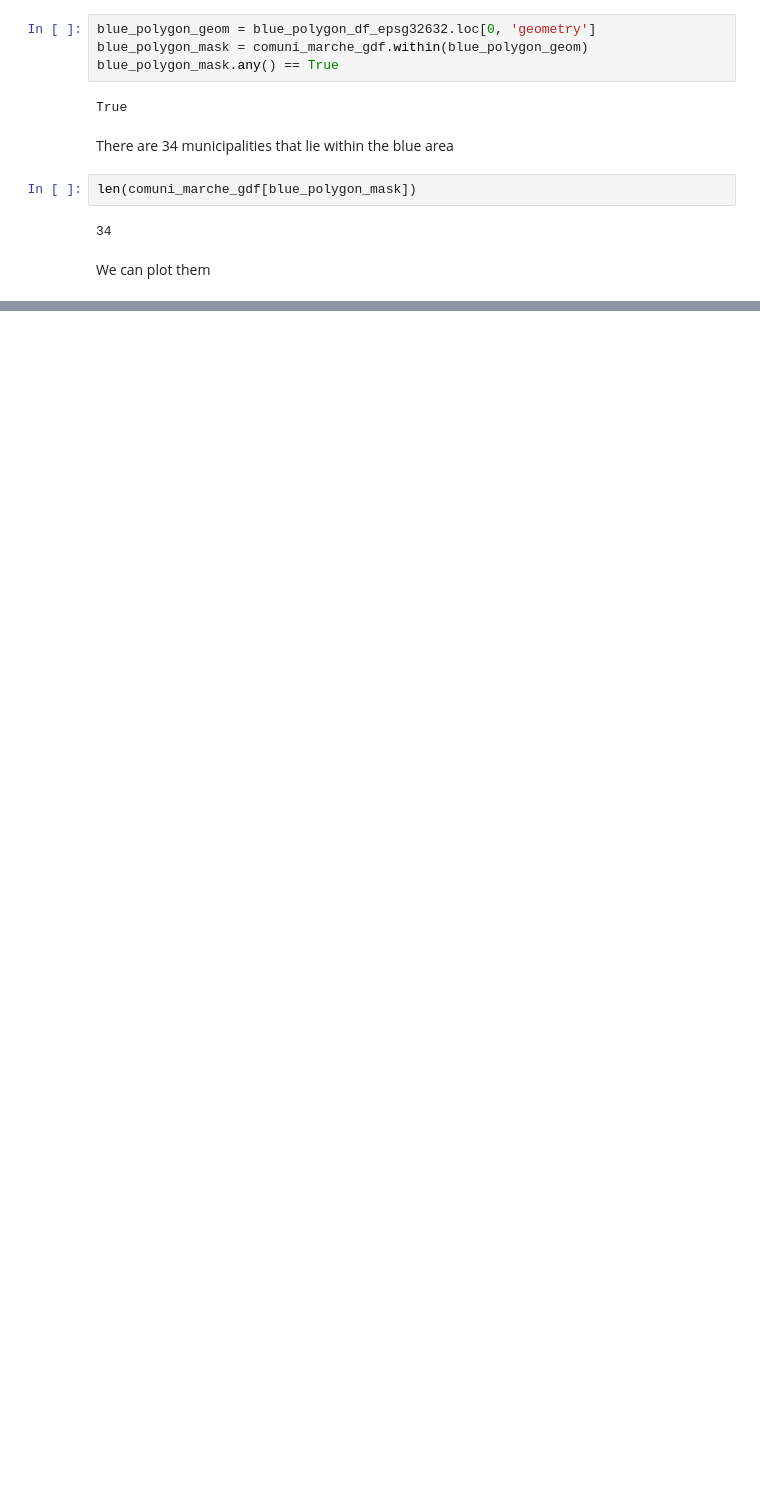
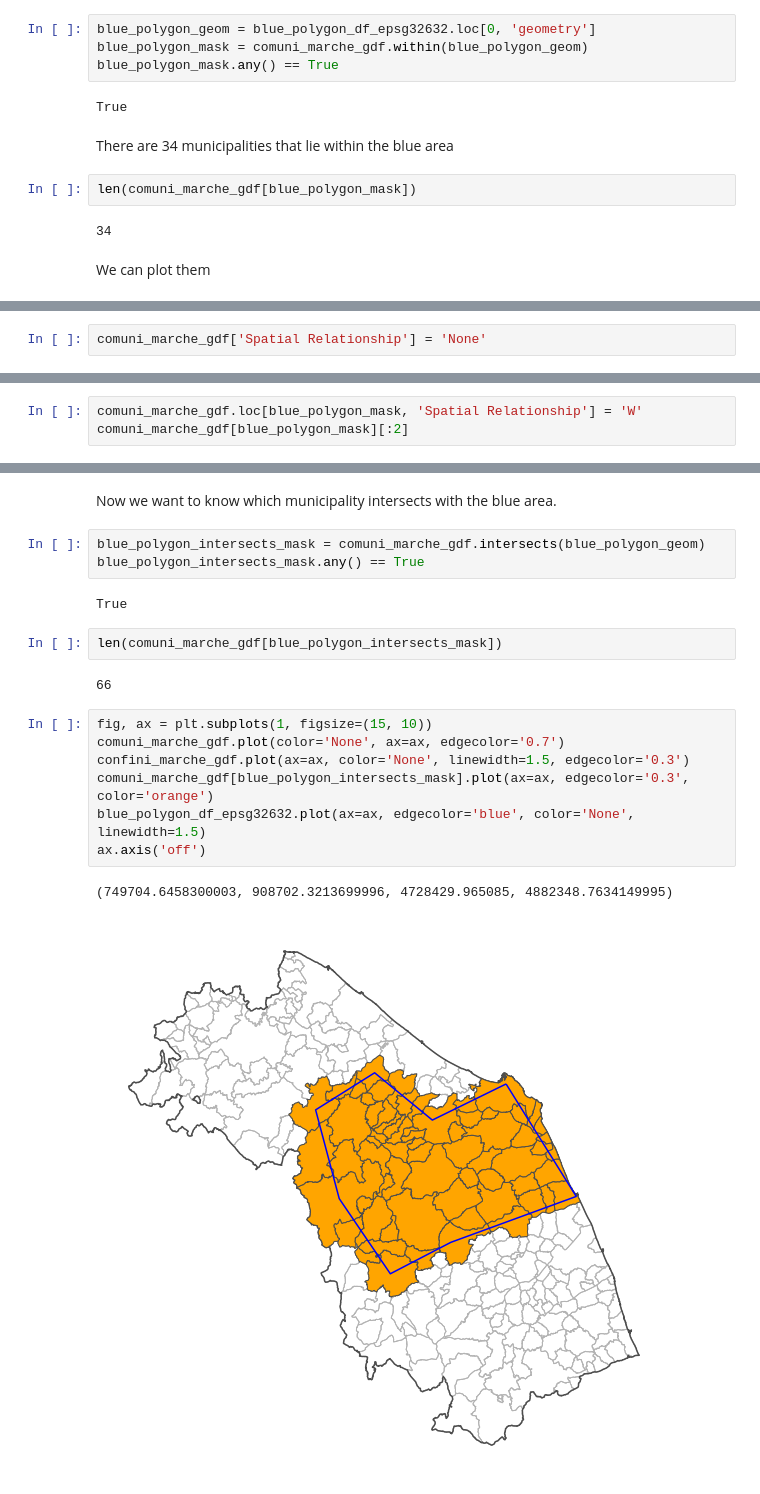
Before and after one commit to luigiselmi/geoscience, a Jupyter notebook: reprojection.ipynb, the cells around one changed output, grey strips where cells are left out. Drawn from its saved outputs; the diff is of its cells as text; blank space fills up the shorter version.

```diff
--- a/reprojection.ipynb
+++ b/reprojection.ipynb
@@ -499,0 +513,2 @@ ax.axis('off')
+# %%
+comuni_marche_gdf['Spatial Relationship'] = 'None'
@@ -499,0 +517,3 @@ ax.axis('off')
+# %%
+comuni_marche_gdf.loc[blue_polygon_mask, 'Spatial Relationship'] = 'W'
+comuni_marche_gdf[blue_polygon_mask][:2]
@@ -499,0 +524,21 @@ ax.axis('off')
+# %% [markdown]
+Now we want to know which municipality intersects with the blue area.
+# %%
+blue_polygon_intersects_mask = comuni_marche_gdf.intersects(blue_polygon_geom)
+blue_polygon_intersects_mask.any() == True
+# %% [output]
+True
+# %%
+len(comuni_marche_gdf[blue_polygon_intersects_mask])
+# %% [output]
+66
+# %%
+fig, ax = plt.subplots(1, figsize=(15, 10))
+comuni_marche_gdf.plot(color='None', ax=ax, edgecolor='0.7')
+confini_marche_gdf.plot(ax=ax, color='None', linewidth=1.5, edgecolor='0.3')
+comuni_marche_gdf[blue_polygon_intersects_mask].plot(ax=ax, edgecolor='0.3', color='orange')
+blue_polygon_df_epsg32632.plot(ax=ax, edgecolor='blue', color='None', linewidth=1.5)
+ax.axis('off')
+# %% [output]
+(749704.6458300003, 908702.3213699996, 4728429.965085, 4882348.7634149995)
+[figure, added]
```
Also changed, not shown: parts of 13 cells of this notebook.
